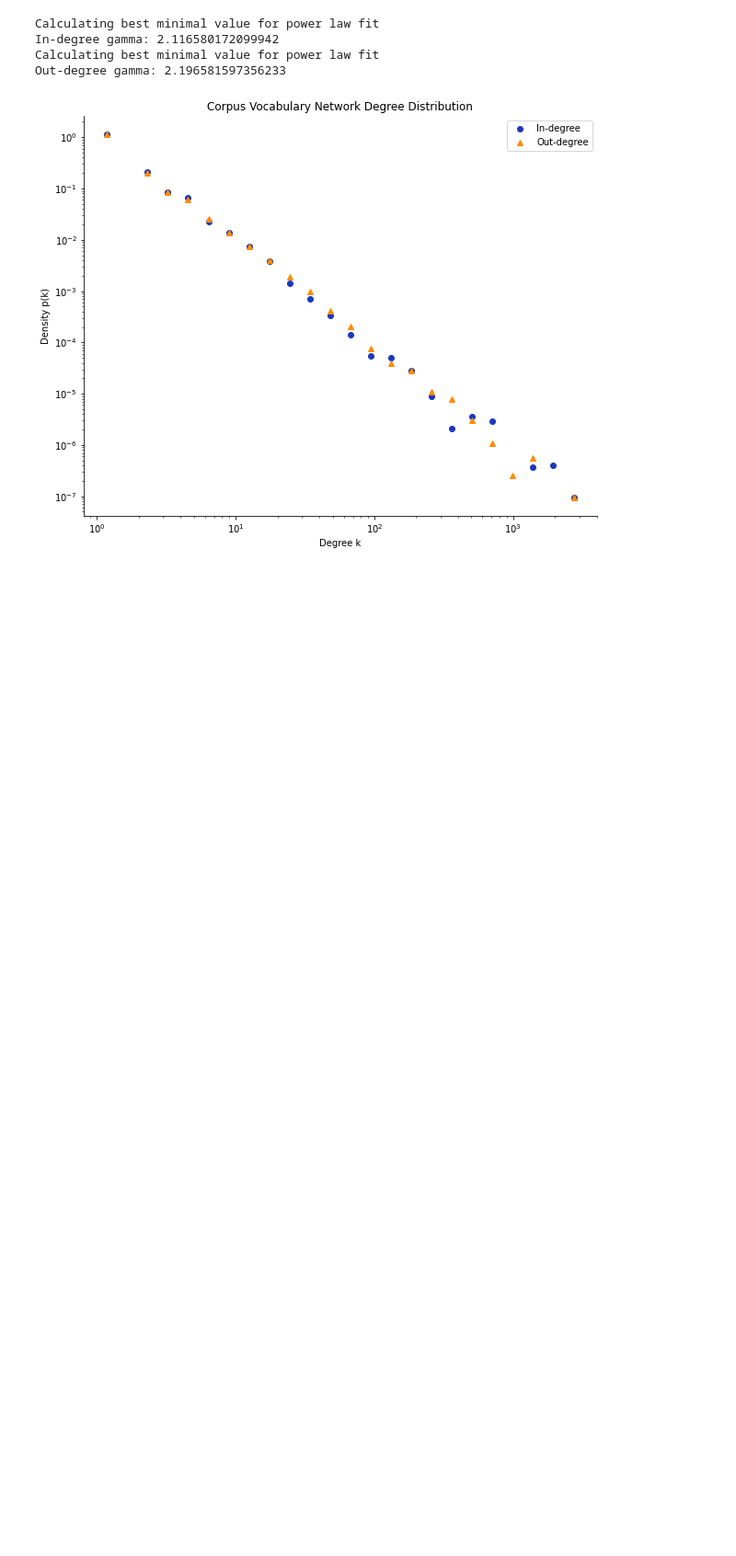
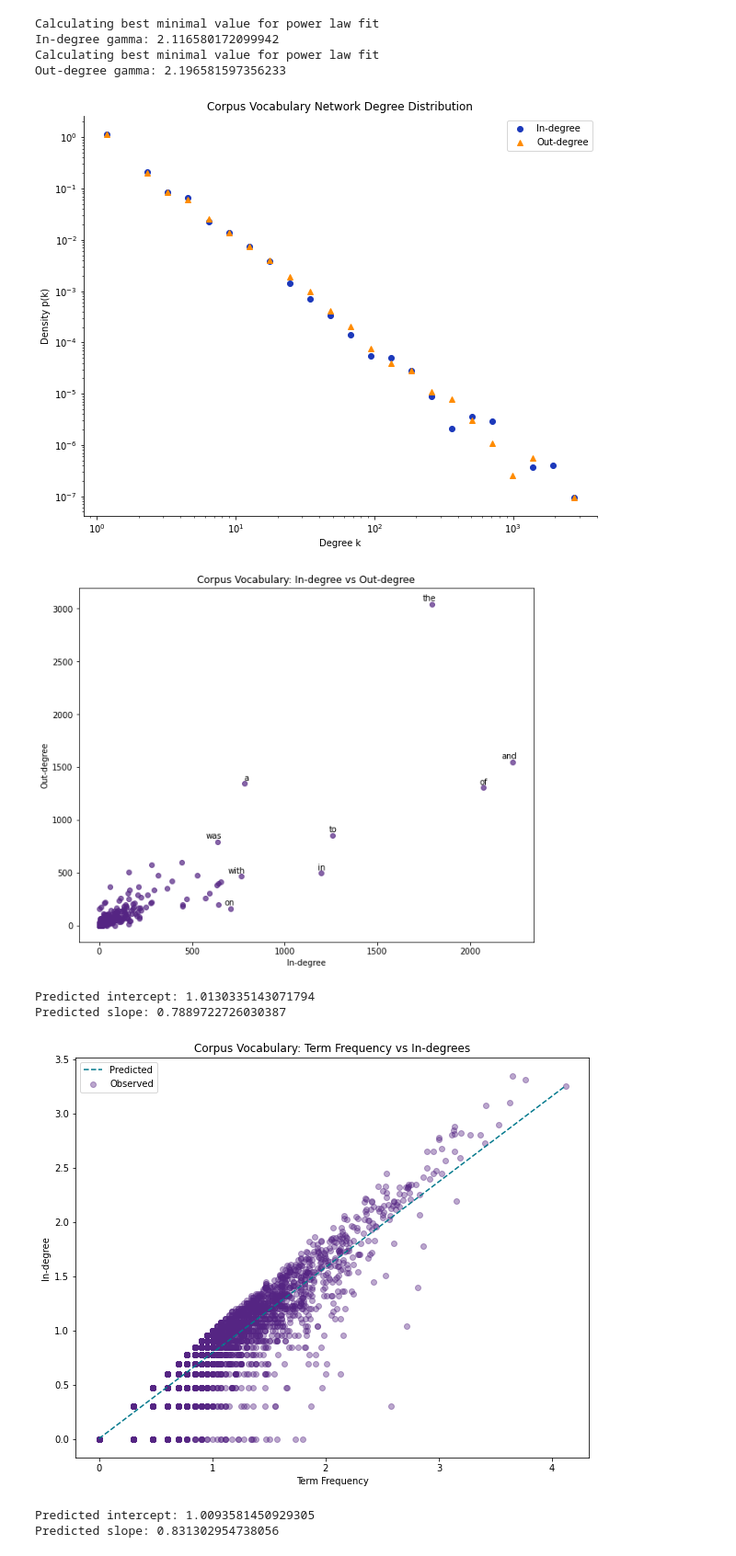
Before and after one commit to samar14641/ql-vocab-nets, a Jupyter notebook: network_metrics.ipynb, the cells around one changed output. Shown: that part at 92% size. Saved outputs shown, nothing was run; the diff lists cells and outputs as text; code cells hidden in the pictures; blank space fills up the shorter version.

Commit message:
cleaned up network builder, working on corpus v network comparisons

```diff
--- a/network_metrics.ipynb
+++ b/network_metrics.ipynb
@@ -102,0 +68,24 @@ Out-degree gamma: 2.196581597356233
+# %%
+def in_out_degrees(G: nx.DiGraph, in_deg: list, out_deg: list, name, threshold = 700) -> None:
+    """Plot the in-degrees vs out-degrees of a directed network
+    Parameters:
+        G (nx.DiGraph): the network
+        in_deg (list): the in-degrees
+        out_deg (list): the out-degrees
+        name (str): the name of the network
+        threshold (int): the min degree for a point to be annotated (default: 700)
+    Returns:
+        None"""
+
+    fig = plt.figure(figsize = (10, 8))
+    plt.scatter(in_deg, out_deg, alpha = 0.7, color = '#552583')
+
+    for i in G.nodes:
+        if G.in_degree(i) > threshold or G.out_degree(i) > threshold:
+            plt.annotate(i, xy = (G.in_degree(i), G.out_degree(i)), xytext = (5, 2), textcoords = 'offset points', ha = 'right', va = 'bottom', size = 10)
+
+    plt.title('{}: In-degree vs Out-degree'.format(name))
+    plt.xlabel('In-degree')
+    plt.ylabel('Out-degree')
+    plt.show()
+    plt.close()
@@ -102,0 +127,28 @@ Out-degree gamma: 2.196581597356233
+# %%
+def plots_base(G: nx.DiGraph, name) -> None:
+    """Plot various network properties
+    Parameters:
+        G (nx.DiGraph): the network
+        name (str): the name of the network
+    Returns:
+        None"""
+
+    in_deg = {i: G.in_degree(i) for i in G.nodes if G.in_degree(i) > 0 and G.out_degree(i) > 0}
+    out_deg = {i: G.out_degree(i) for i in G.nodes if G.in_degree(i) > 0 and G.out_degree(i) > 0}
+
+    freqs = {i: G.nodes[i]['freq'] for i in G.nodes if i in in_deg}
+    freqs = dict(sorted(freqs.items(), key = lambda x: x[1]))
+
+    in_out_degrees(G, list(in_deg.values()), list(out_deg.values()), name)
+
+    freq_v_degree(G, freqs, 'In', name)
+    freq_v_degree(G, freqs, 'Out', name)
+# %%
+plots_base(vocab_G, 'Corpus Vocabulary')
+# %% [output]
+[figure, added]
+Predicted intercept: 1.0130335143071794
+Predicted slope: 0.7889722726030387
+[figure, added]
+Predicted intercept: 1.0093581450929305
+Predicted slope: 0.831302954738056
```
Also changed, not shown: parts of 6 cells of this notebook, 1 other file.
